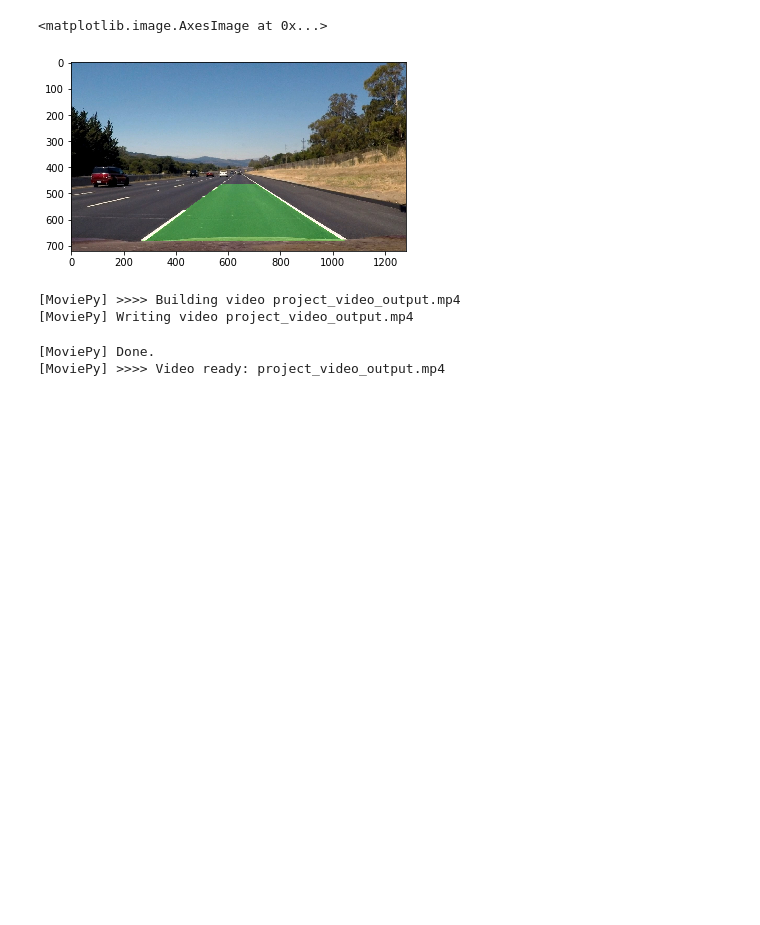
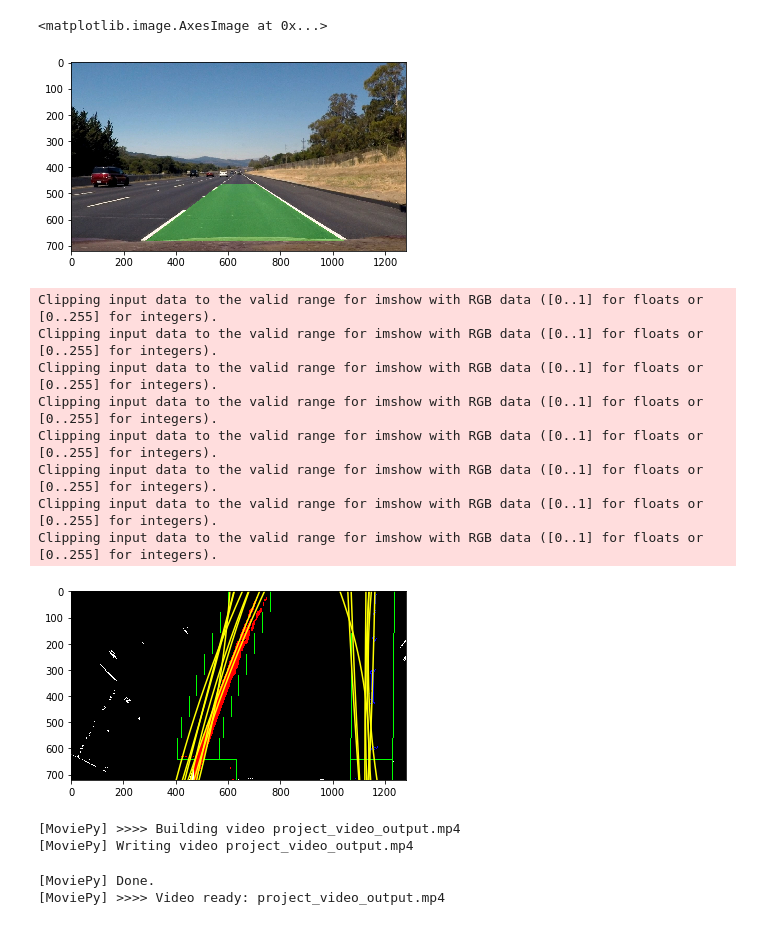
Before and after one commit to allaydesai/Advance-Lane-Finding, a Jupyter notebook: Main.ipynb, the cells around one changed output. Drawn from its saved outputs; the diff is of its cells as text; code cells hidden in the pictures; blank space fills up the shorter version.

```diff
--- a/Main.ipynb
+++ b/Main.ipynb
@@ -244,4 +293,5 @@ Shape of Histogram:  (1280,)
 # %%
+binary_warped = binary_warped_imgs[0]
 # Create an output image to draw on and  visualize the result
 # Stack arrays in sequence depth wise (along third axis).
 out_img = np.dstack((binary_warped, binary_warped, binary_warped))*255
@@ -335,11 +387,12 @@ plt.imshow(result)
 <matplotlib.image.AxesImage at 0x...>
 [figure]
 # %%
-def pipeline(ImageFrame):
+def pipeline(ImageFrame, idx=-1):
+    img_size = (ImageFrame.shape[1], ImageFrame.shape[0])
     # Image Frame received in RGB format, Undistort it
-    img_undist = cv2.undistort(test_imgs[1], mtx, dist, None, mtx)
+    img_undist = cv2.undistort(ImageFrame, mtx, dist, None, mtx)
     # Create warped image along with the inv perspective matrix
-    warped_img, Minv = warp(img_undist)
+    warped_img = cv2.warpPerspective(img_undist, M, img_size, flags=cv2.INTER_LINEAR)
     # Binary image created using combination of various thresholds
     binary_warped = combined_threshold(warped_img)
     # Generate histogram to find line originating points
@@ -406,6 +459,17 @@ def pipeline(ImageFrame):
     out_img[nonzeroy[left_lane_inds], nonzerox[left_lane_inds]] = [255, 0, 0]
     out_img[nonzeroy[right_lane_inds], nonzerox[right_lane_inds]] = [0, 0, 255]
 
+    if idx != -1:
+        # Display resulting img
+        out_img[nonzeroy[left_lane_inds], nonzerox[left_lane_inds]] = [255, 0, 0]
+        out_img[nonzeroy[right_lane_inds], nonzerox[right_lane_inds]] = [0, 0, 255]
+        plt.imshow(out_img)
+        plt.plot(left_fitx, ploty, color='yellow')
+        plt.plot(right_fitx, ploty, color='yellow')
+        plt.xlim(0, 1280)
+        plt.ylim(720, 0)
+        plt.savefig('./output_images/04_test_windows_img_'+str(idx)+'.png',)
+
     # Find lane curvature and deviation from center
     lane_curvature = find_lane_curvature(left_fit, right_fit)
     center_div = dist_from_center(test_imgs[1], left_fit, right_fit)
@@ -426,8 +490,20 @@ def pipeline(ImageFrame):
 # %%
 # Verify pipeline on test images
 for idx, img in enumerate(test_imgs):
-    result = pipeline(img)
-    cv2.imwrite('./test_images_output/pipeline_output_'+str(idx)+'.jpg',cv2.cvtColor(result, cv2.COLOR_BGR2RGB))
+    mtx, dist = CalibrateCamera(Images)
+    M, Minv = PerspectiveTransform()
+    result = pipeline(img, idx=idx)
+    cv2.imwrite('./output_images/05_test_result_img_'+str(idx)+'.jpg',cv2.cvtColor(result, cv2.COLOR_BGR2RGB))
+# %% [output]
+Clipping input data to the valid range for imshow with RGB data ([0..1] for floats or [0..255] for integers).
+Clipping input data to the valid range for imshow with RGB data ([0..1] for floats or [0..255] for integers).
+Clipping input data to the valid range for imshow with RGB data ([0..1] for floats or [0..255] for integers).
+Clipping input data to the valid range for imshow with RGB data ([0..1] for floats or [0..255] for integers).
+Clipping input data to the valid range for imshow with RGB data ([0..1] for floats or [0..255] for integers).
+Clipping input data to the valid range for imshow with RGB data ([0..1] for floats or [0..255] for integers).
+Clipping input data to the valid range for imshow with RGB data ([0..1] for floats or [0..255] for integers).
+Clipping input data to the valid range for imshow with RGB data ([0..1] for floats or [0..255] for integers).
+[figure, added]
 # %%
 from moviepy.editor import VideoFileClip
 video = VideoFileClip('project_video.mp4')
```
Also changed, not shown: parts of 19 cells of this notebook, 53 other files.
